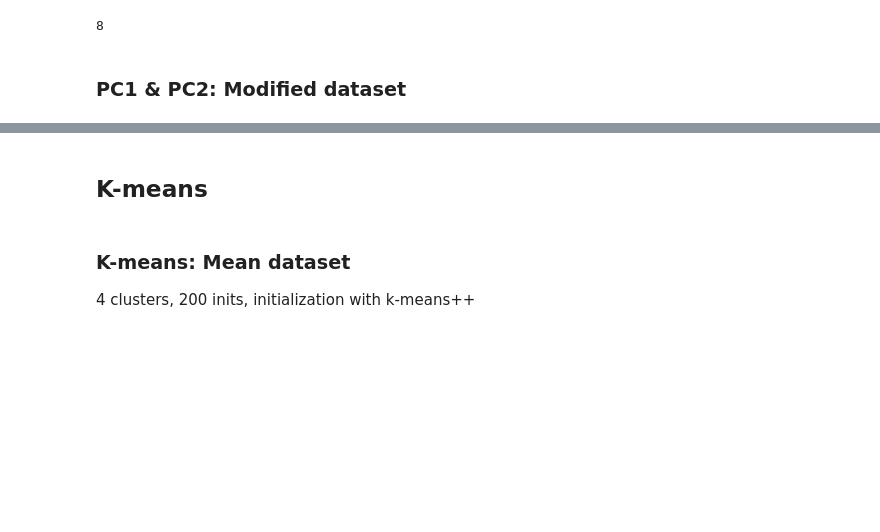
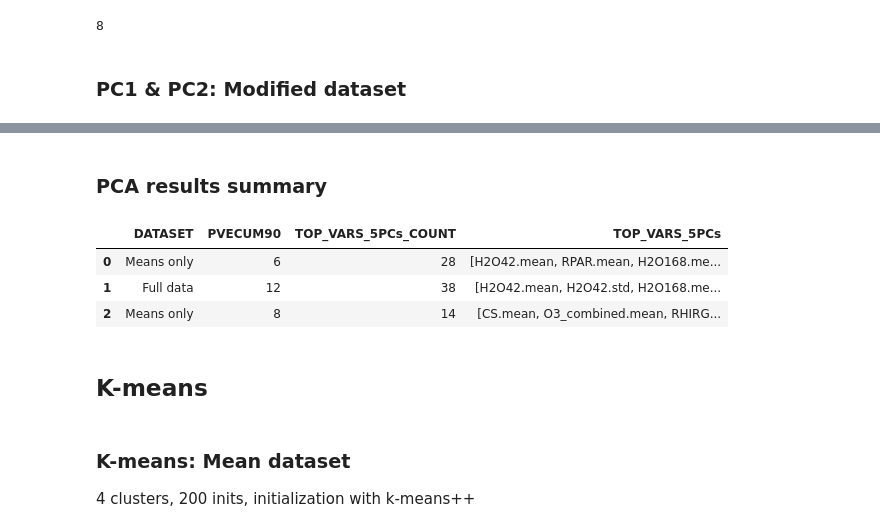
Before and after one commit to em-t/ATM4171-term-project, a Jupyter notebook: notebooks/EDA.ipynb, the cells around one changed output, grey strips where cells are left out. Cells and saved outputs as stored; diff of their text form; code cells hidden in the pictures; blank space fills up the shorter version.

Commit message:
Update outputs.

```diff
--- a/notebooks/EDA.ipynb
+++ b/notebooks/EDA.ipynb
@@ -210,7 +215,8 @@ plt.savefig(r"./outputs/pca_EVR_means_only")
 # %% [output]
 [figure]
 # %%
-get_PCs_needed_to_explain_variance(pca_results.explained_variance_ratio_, fraction_of_var_explained=0.9)
+pc90_count = get_PCs_needed_to_explain_variance(pca_results.explained_variance_ratio_, fraction_of_var_explained=0.9)
+pc90_count
 # %% [output]
 6
 # %% [markdown]
@@ -302,4 +314,5 @@ plt.savefig(r"./outputs/pca_PC1_PC2_full_dataset")
 # %%
-get_PCs_needed_to_explain_variance(pca_results.explained_variance_ratio_, fraction_of_var_explained=0.9)
+pc90_count = get_PCs_needed_to_explain_variance(pca_results.explained_variance_ratio_, fraction_of_var_explained=0.9)
+pc90_count
 # %% [output]
 12
@@ -319,7 +365,8 @@ plt.savefig(r"./outputs/pca_EVR_modified_dataset")
 # %% [output]
 [figure]
 # %%
-get_PCs_needed_to_explain_variance(pca_results.explained_variance_ratio_, fraction_of_var_explained=0.9)
+pc90_count = get_PCs_needed_to_explain_variance(pca_results.explained_variance_ratio_, fraction_of_var_explained=0.9)
+pc90_count
 # %% [output]
 8
 # %% [markdown]
@@ -359,0 +407,20 @@ top_features = biplot(X_train_pca, y_train, ax, title='Reduced Dataset', pca_com
+# %%
+# Look at the significant features for combinations of the first 5 principal components
+pc5_combos = list(combinations([1,2,3,4,5], 2))
+
+all_major_features = []
+
+for combo in pc5_combos:
+    major_features = get_features_by_importance(X_train.columns.to_list(), pca_results, combo[0], combo[1], n_features=10)
+    print(major_features)
+    all_major_features = all_major_features + major_features
+
+all_major_features = list(set(all_major_features))
+
+dataset.append("Means only")
+PVECUM90.append(pc90_count)
+TOP_VARS_5PCs_COUNT.append(len(all_major_features))
+TOP_VARS_5PCs.append(all_major_features)
+
+print(len(all_major_features))
+print(all_major_features)
@@ -360,3 +440,23 @@ top_features = biplot(X_train_pca, y_train, ax, title='Reduced Dataset', pca_com
+# %% [markdown]
+### PCA results summary
+# %%
+df_pca = pd.DataFrame(columns=["DATASET", "PVECUM90", "TOP_VARS_5PCs_COUNT", "TOP_VARS_5PCs"])
+
+
+
+df_pca["DATASET"] = dataset
+df_pca["PVECUM90"] = PVECUM90
+df_pca["TOP_VARS_5PCs_COUNT"] = TOP_VARS_5PCs_COUNT
+df_pca["TOP_VARS_5PCs"] = TOP_VARS_5PCs
+
+df_pca.to_csv(r"./outputs/PCA_summary.csv", index=False, sep=";")
+
+df_pca
+# %% [output]
+|  | DATASET | PVECUM90 | TOP_VARS_5PCs_COUNT | TOP_VARS_5PCs |
+| 0 | Means only | 6 | 28 | [H2O42.mean, RPAR.mean, H2O168.me... |
+| 1 | Full data | 12 | 38 | [H2O42.mean, H2O42.std, H2O168.me... |
+| 2 | Means only | 8 | 14 | [CS.mean, O3_combined.mean, RHIRG... |
 # %% [markdown]
 ## K-means
 # %% [markdown]
```
Also changed, not shown: parts of 18 cells of this notebook, 10 other files.
